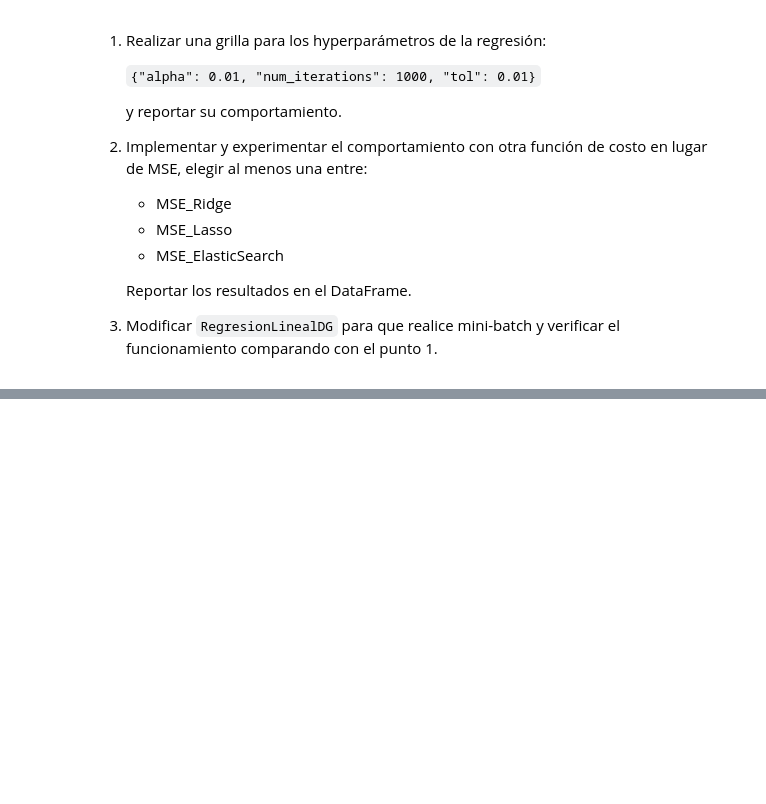
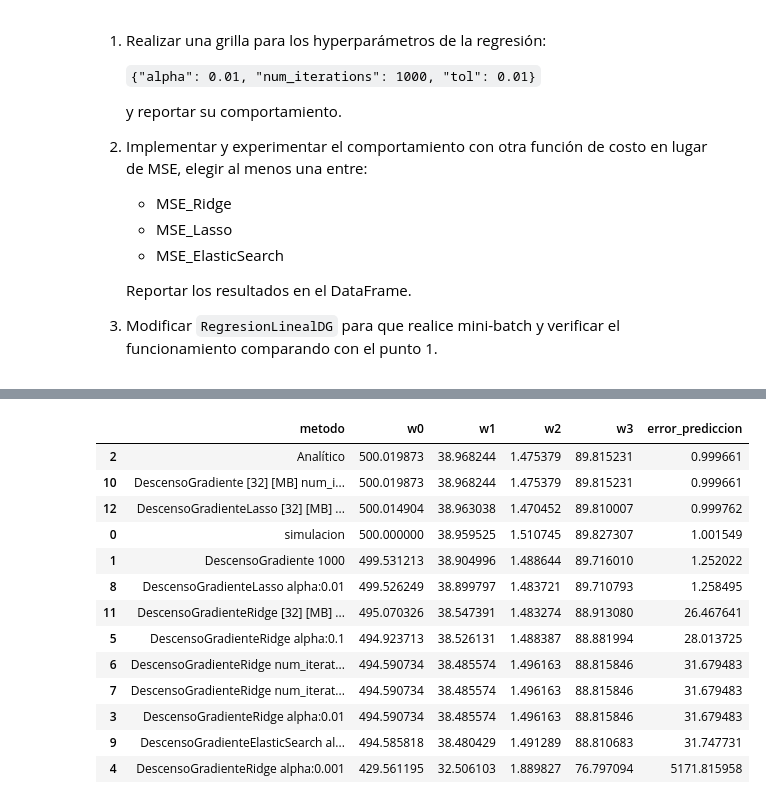
Before and after one commit to fzanollo/aprendizaje-automatico-dc-uba, a Jupyter notebook: notebooks/notebook_07_descenso_gradiente-published.ipynb, the cells around one changed output, grey strips where cells are left out. Saved outputs shown, nothing was run; the diff lists cells and outputs as text; code cells hidden in the pictures; blank space fills up the shorter version.

```diff
--- a/notebooks/notebook_07_descenso_gradiente-published.ipynb
+++ b/notebooks/notebook_07_descenso_gradiente-published.ipynb
@@ -190,0 +429,17 @@ resultados
+# %%
+resultados.sort_values("error_prediccion")
+# %% [output]
+|  | metodo | w0 | w1 | w2 | w3 | error_prediccion |
+| 2 | Analítico | 500.019873 | 38.968244 | 1.475379 | 89.815231 | 0.999661 |
+| 10 | DescensoGradiente [32] [MB] num_i... | 500.019873 | 38.968244 | 1.475379 | 89.815231 | 0.999661 |
+| 12 | DescensoGradienteLasso [32] [MB] ... | 500.014904 | 38.963038 | 1.470452 | 89.810007 | 0.999762 |
+| 0 | simulacion | 500.000000 | 38.959525 | 1.510745 | 89.827307 | 1.001549 |
+| 1 | DescensoGradiente 1000 | 499.531213 | 38.904996 | 1.488644 | 89.716010 | 1.252022 |
+| 8 | DescensoGradienteLasso alpha:0.01 | 499.526249 | 38.899797 | 1.483721 | 89.710793 | 1.258495 |
+| 11 | DescensoGradienteRidge [32] [MB] ... | 495.070326 | 38.547391 | 1.483274 | 88.913080 | 26.467641 |
+| 5 | DescensoGradienteRidge alpha:0.1 | 494.923713 | 38.526131 | 1.488387 | 88.881994 | 28.013725 |
+| 6 | DescensoGradienteRidge num_iterat... | 494.590734 | 38.485574 | 1.496163 | 88.815846 | 31.679483 |
+| 7 | DescensoGradienteRidge num_iterat... | 494.590734 | 38.485574 | 1.496163 | 88.815846 | 31.679483 |
+| 3 | DescensoGradienteRidge alpha:0.01 | 494.590734 | 38.485574 | 1.496163 | 88.815846 | 31.679483 |
+| 9 | DescensoGradienteElasticSearch al... | 494.585818 | 38.480429 | 1.491289 | 88.810683 | 31.747731 |
+| 4 | DescensoGradienteRidge alpha:0.001 | 429.561195 | 32.506103 | 1.889827 | 76.797094 | 5171.815958 |
```
Also changed, not shown: parts of 24 cells of this notebook.
